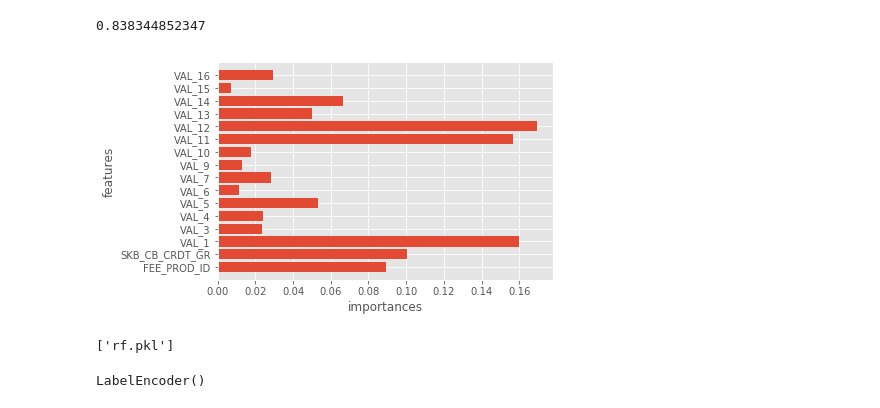
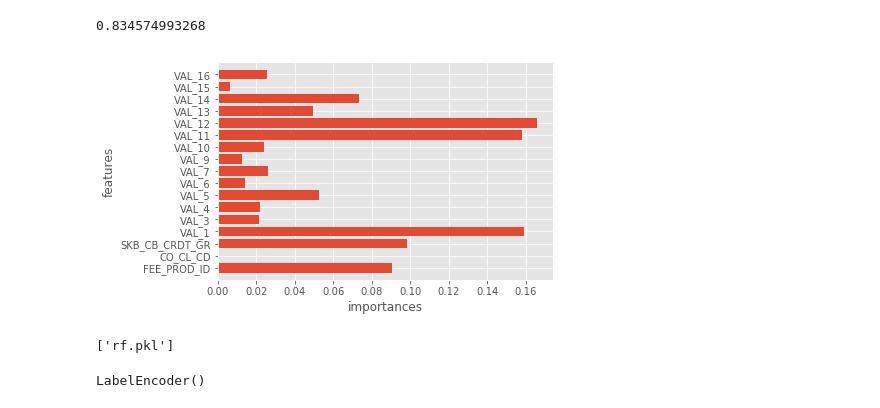
Before and after one commit to ses1430/ascb.ml, a Jupyter notebook: ascb.ipynb, the cells around one changed output. Drawn from its saved outputs; the diff is of its cells as text; code cells hidden in the pictures.

```diff
--- a/ascb.ipynb
+++ b/ascb.ipynb
@@ -11,7 +11,7 @@ import numpy as np
 
 nrows = None
 
-feature_columns = ['FEE_PROD_ID','SKB_CB_CRDT_GR','VAL_1','VAL_3','VAL_4','VAL_5','VAL_6','VAL_7','VAL_9','VAL_10','VAL_11','VAL_12','VAL_13','VAL_14','VAL_15','VAL_16']
+feature_columns = ['FEE_PROD_ID','CO_CL_CD', 'SKB_CB_CRDT_GR','VAL_1','VAL_3','VAL_4','VAL_5','VAL_6','VAL_7','VAL_9','VAL_10','VAL_11','VAL_12','VAL_13','VAL_14','VAL_15','VAL_16']
 str_columns = ['FEE_PROD_ID', 'CO_CL_CD', 'SVC_CD', 'VAL_2', 'VAL_3', 'VAL_4', 'VAL_5', 'VAL_7']
 
 csv = pd.read_csv('rawdata2.csv', nrows=nrows)
@@ -24,35 +24,35 @@ for col_nm in str_columns:
     except TypeError as e:
         print(e, col_nm)
     except ValueError as e:
         print(e, col_nm)
 
 #print(csv)
 
 csv_data = csv[feature_columns]
 csv_label = csv.iloc[:, 20]
 
 train_data, test_data, train_label, test_label = train_test_split(csv_data, csv_label)
 
 clf = RandomForestClassifier()
 clf.fit(train_data, train_label)
 pre = clf.predict(test_data)
 
 ac_score = metrics.accuracy_score(test_label, pre)
 print(ac_score)
 
 n_features = csv_data.shape[1]
 plt.style.use('ggplot')
 plt.barh(range(n_features), clf.feature_importances_, align='center')
 plt.yticks(np.arange(n_features), csv_data.columns)
 plt.xlabel("importances")
 plt.ylabel("features")
 plt.ylim(-1, n_features)
 plt.show()
 
 joblib.dump(clf, 'rf.pkl')
 # %% [output]
-0.838344852347
+0.834574993268
-[figure, old version]
+[figure, new version]
 ['rf.pkl']
 # %%
 from sklearn.preprocessing import LabelEncoder
```
